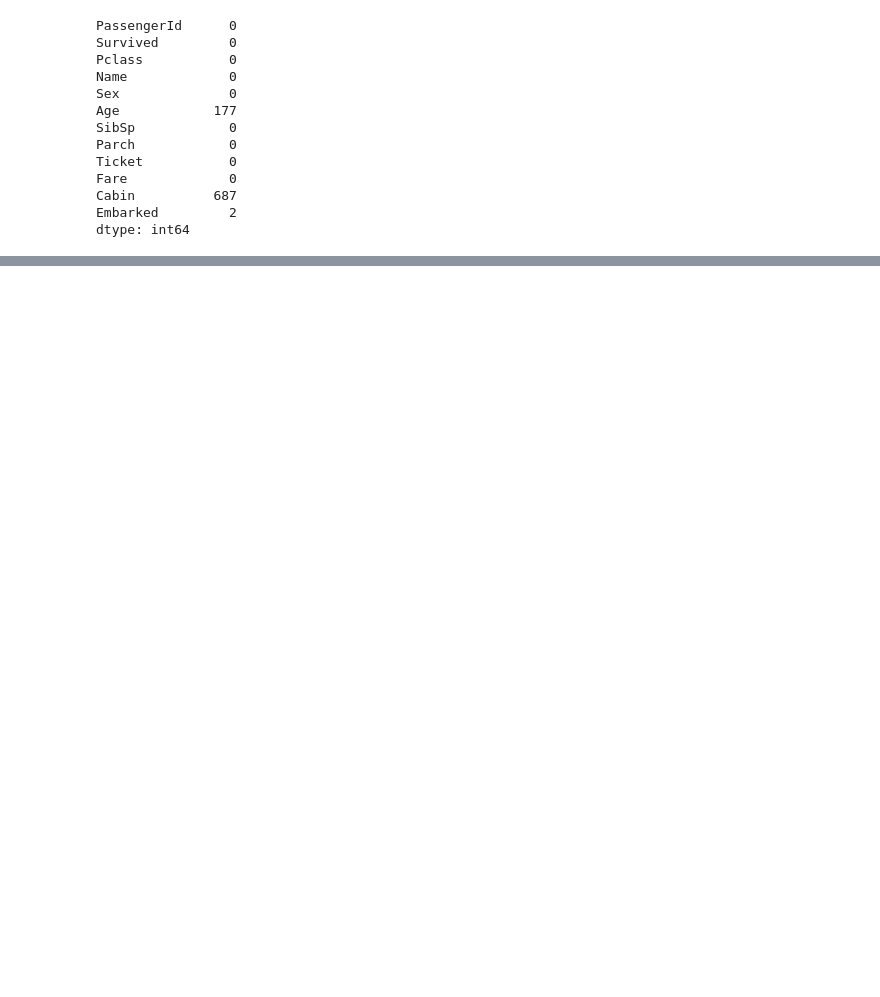
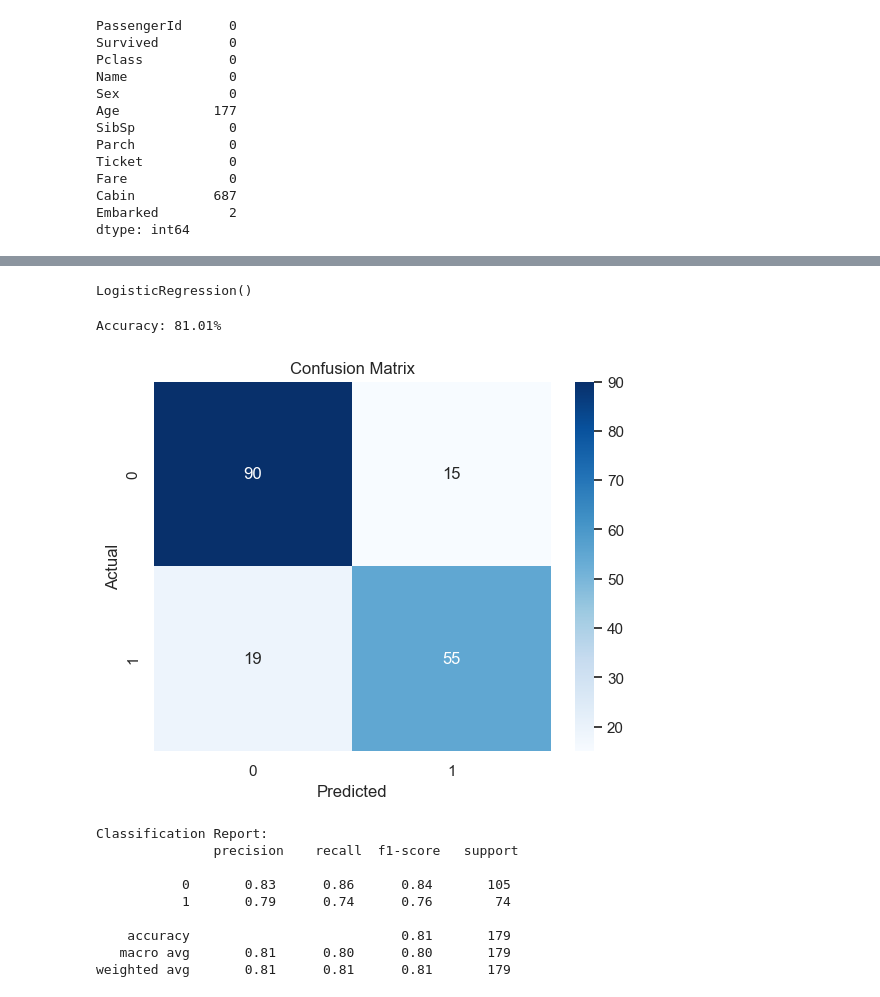
Before and after one commit to soumya0424/CodSoft, a Jupyter notebook: Titanic Survival Prediction.ipynb, the cells around one changed output, grey strips where cells are left out. Saved outputs shown, nothing was run; the diff lists cells and outputs as text; code cells hidden in the pictures; blank space fills up the shorter version.

```diff
--- a/Titanic Survival Prediction.ipynb
+++ b/Titanic Survival Prediction.ipynb
@@ -54,0 +94,59 @@ NameError: name 'titanic_data' is not defined
+# %%
+# Define features (X) and target (y)
+X = titanic_data.drop(columns='Survived')
+y = titanic_data['Survived']
+
+# Split the data into training and testing sets
+from sklearn.model_selection import train_test_split
+X_train, X_test, y_train, y_test = train_test_split(X, y, test_size=0.2, random_state=42)
+# %%
+# Initialize the StandardScaler
+from sklearn.preprocessing import StandardScaler
+scaler = StandardScaler()
+
+# Fit and transform the training data
+X_train = scaler.fit_transform(X_train)
+
+# Transform the testing data
+X_test = scaler.transform(X_test)
+# %%
+# Initialize the Logistic Regression model
+from sklearn.linear_model import LogisticRegression
+model = LogisticRegression()
+
+# Train the model
+model.fit(X_train, y_train)
+# %% [output]
+LogisticRegression()
+# %%
+# Make predictions on the test set
+from sklearn.metrics import accuracy_score, confusion_matrix, classification_report
+y_pred = model.predict(X_test)
+
+# Calculate accuracy
+accuracy = accuracy_score(y_test, y_pred)
+print(f'Accuracy: {accuracy * 100:.2f}%')
+
+# Display confusion matrix
+conf_matrix = confusion_matrix(y_test, y_pred)
+sns.heatmap(conf_matrix, annot=True, fmt='d', cmap='Blues')
+plt.title('Confusion Matrix')
+plt.xlabel('Predicted')
+plt.ylabel('Actual')
+plt.show()
+
+# Display classification report
+class_report = classification_report(y_test, y_pred)
+print('Classification Report:\n', class_report)
+# %% [output]
+Accuracy: 81.01%
+[figure, added]
+Classification Report:
+               precision    recall  f1-score   support
+
+           0       0.83      0.86      0.84       105
+           1       0.79      0.74      0.76        74
+
+    accuracy                           0.81       179
+   macro avg       0.81      0.80      0.80       179
+weighted avg       0.81      0.81      0.81       179
```
Also changed, not shown: parts of 2 cells of this notebook.
